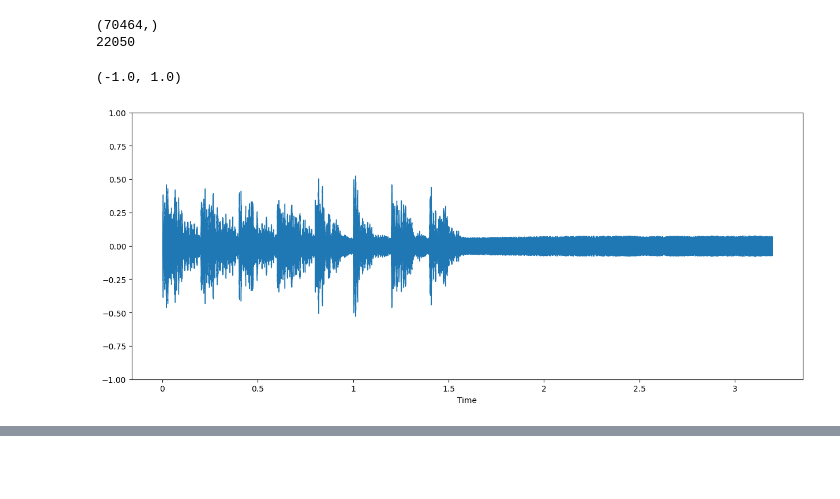
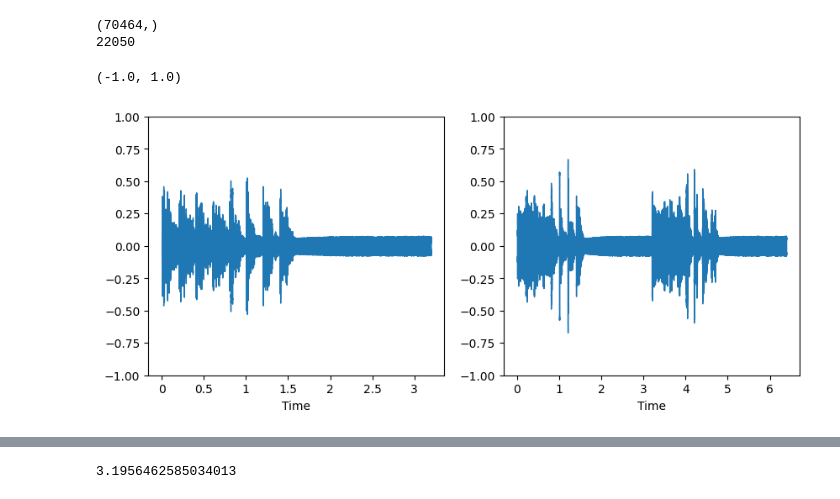
Before and after one commit to AmritSDutta/colab_ml, a Jupyter notebook: Audio_basic.ipynb, the cells around one changed output, grey strips where cells are left out. Cells and saved outputs as stored; diff of their text form; code cells hidden in the pictures; blank space fills up the shorter version.

```diff
--- a/Audio_basic.ipynb
+++ b/Audio_basic.ipynb
@@ -7,5 +7,6 @@ import numpy, scipy, matplotlib.pyplot as plt, sklearn, urllib, IPython.display
 import librosa, librosa.display
 import IPython.display as ipd
 # %%
-signal, sr = librosa.load('sample-3s.wav')
+signal1, sr1 = librosa.load('sample-3s.wav')
+signal2, sr2 = librosa.load('sample-6s.wav')
 # %%
@@ -14,14 +15,25 @@ print(sr)
 # %% [output]
 (70464,)
 22050
-# %%
-plt.figure(figsize=(15, 6))
-librosa.display.waveshow(signal, sr=sr)
-plt.ylim(-1, 1)
-# %% [output]
-(-1.0, 1.0)
-[figure, removed]
+# %%
+plt.figure(figsize=(10, 4))
+plt.subplot(1,2,1)
+librosa.display.waveshow(signal1, sr=sr1)
+plt.ylim(-1, 1)
+
+plt.subplot(1,2,2)
+librosa.display.waveshow(signal2, sr=sr2)
+plt.ylim(-1, 1)
+# %% [output]
+(-1.0, 1.0)
+[figure, added]
 # %%
 ipd.Audio('sample-3s.wav') # load a local WAV file
 # %% [output]
 [interactive output not drawn]
+# %%
+sample_duration = 1/sr
+duration = sample_duration * len(signal)
+duration
+# %% [output]
+3.1956462585034013
```
Also changed, not shown: parts of 6 cells of this notebook.
